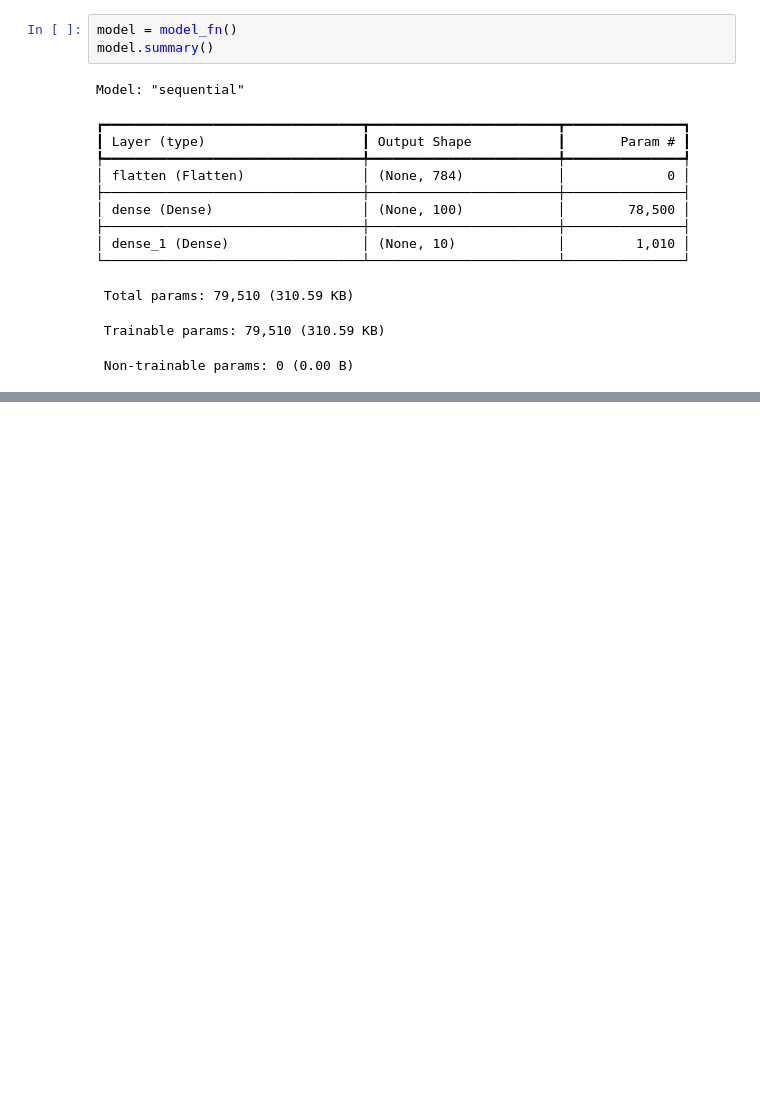
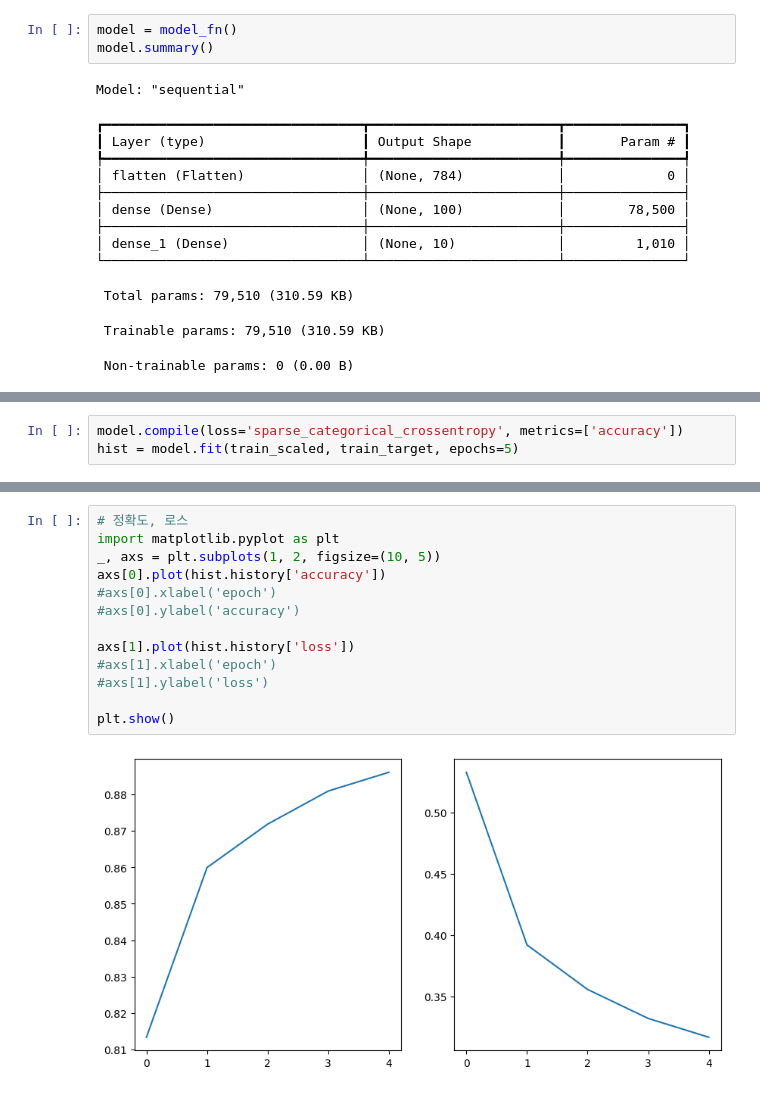
Before and after one commit to yonggyo1125/ai_class_source, a Jupyter notebook: 09 핀테크 머신러닝과 딥러닝 이해/source/day10/ex01.ipynb, the cells around one changed output, grey strips where cells are left out. Saved outputs shown, nothing was run; the diff lists cells and outputs as text; blank space fills up the shorter version.

```diff
--- a/09 핀테크 머신러닝과 딥러닝 이해/source/day10/ex01.ipynb
+++ b/09 핀테크 머신러닝과 딥러닝 이해/source/day10/ex01.ipynb
@@ -44,0 +47,3 @@ Model: "sequential"
+# %%
+model.compile(loss='sparse_categorical_crossentropy', metrics=['accuracy'])
+hist = model.fit(train_scaled, train_target, epochs=5)
@@ -44,0 +74,15 @@ Model: "sequential"
+# %%
+# 정확도, 로스
+import matplotlib.pyplot as plt
+_, axs = plt.subplots(1, 2, figsize=(10, 5))
+axs[0].plot(hist.history['accuracy'])
+#axs[0].xlabel('epoch')
+#axs[0].ylabel('accuracy')
+
+axs[1].plot(hist.history['loss'])
+#axs[1].xlabel('epoch')
+#axs[1].ylabel('loss')
+
+plt.show()
+# %% [output]
+[figure, added]
```
Also changed, not shown: parts of 3 cells of this notebook.
